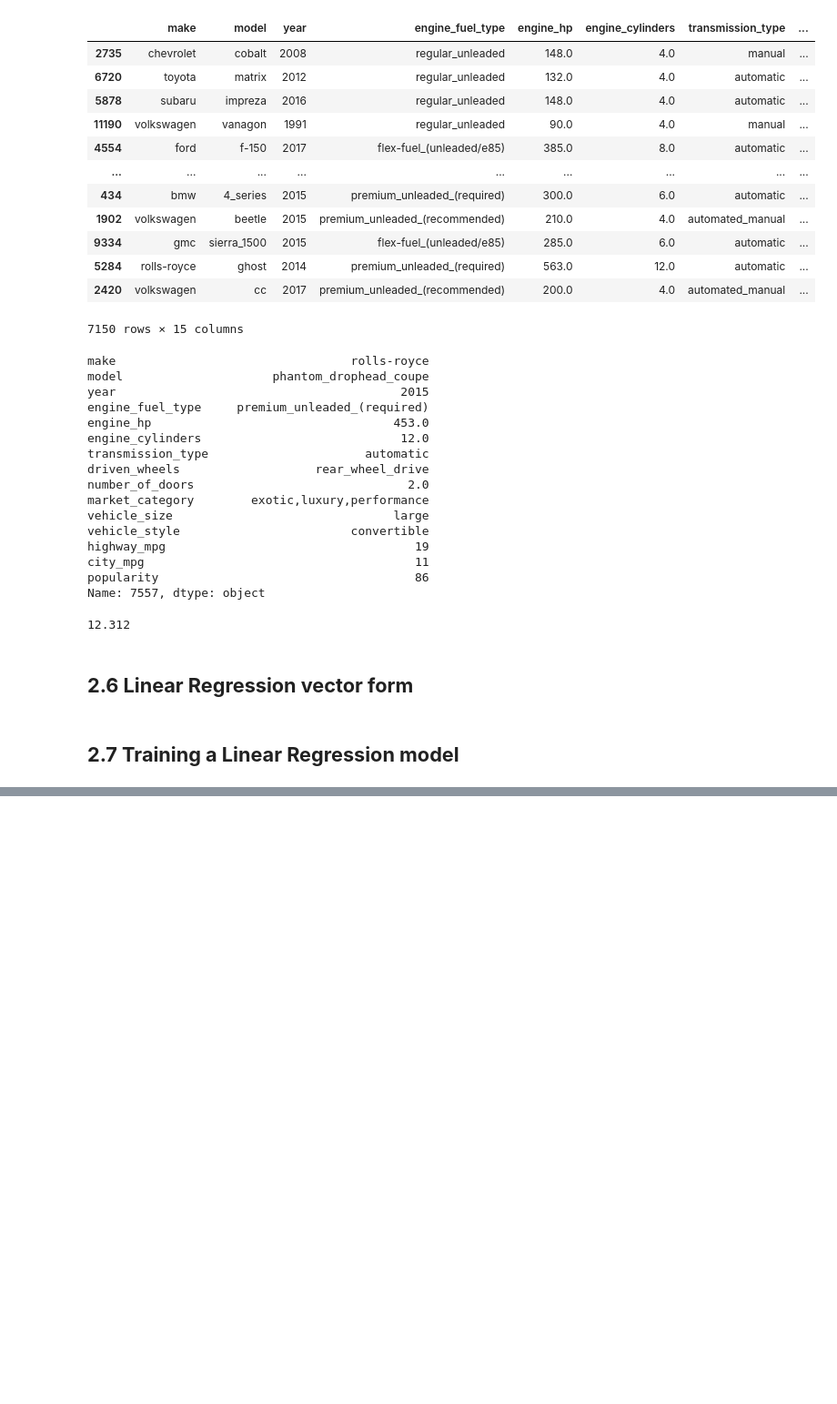
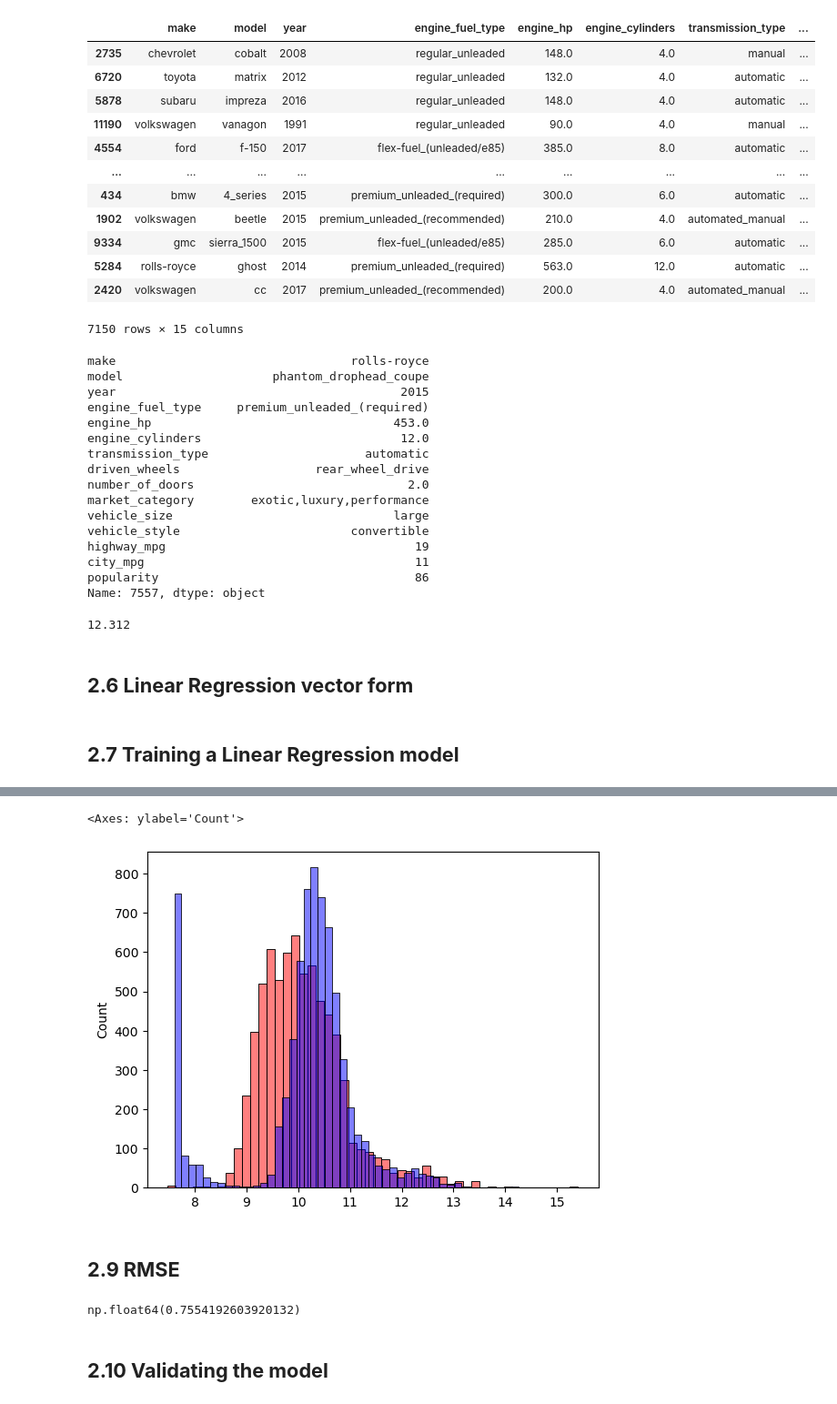
Before and after one commit to sanepierr/ml-zoomcamp, a Jupyter notebook: 01-intro/car_msrp_prediction.ipynb, the cells around one changed output, grey strips where cells are left out. Shown at 91% size. Cells and saved outputs as stored; diff of their text form; code cells hidden in the pictures; blank space fills up the shorter version.

Commit message:
baseline + rmse + feature engineering to add car ages

```diff
--- a/01-intro/car_msrp_prediction.ipynb
+++ b/01-intro/car_msrp_prediction.ipynb
@@ -348,0 +391,2 @@ linear_regression(xi)
+# %%
+base = ['engine_hp','engine_cylinders', 'highway_mpg', 'city_mpg', 'popularity']
@@ -348,0 +405,14 @@ linear_regression(xi)
+# %%
+X_train = df_train[base].fillna(0).values
+# %%
+w0, w = train_linear_regression(X_train, y_train)
+# %%
+y_pred = w0 + X_train.dot(w)
+# %%
+sns.histplot(y_pred, bins=50, color='red', alpha=0.5)
+sns.histplot(y_train, bins=50, color='blue', alpha=0.5)
+# %% [output]
+<Axes: ylabel='Count'>
+[figure, added]
+# %% [markdown]
+## **2.9 RMSE**
@@ -348,0 +425,6 @@ linear_regression(xi)
+# %%
+rmse(y_train, y_pred)
+# %% [output]
+np.float64(0.7554192603920132)
+# %% [markdown]
+## **2.10 Validating the model**
```
Also changed, not shown: parts of 26 cells of this notebook.
